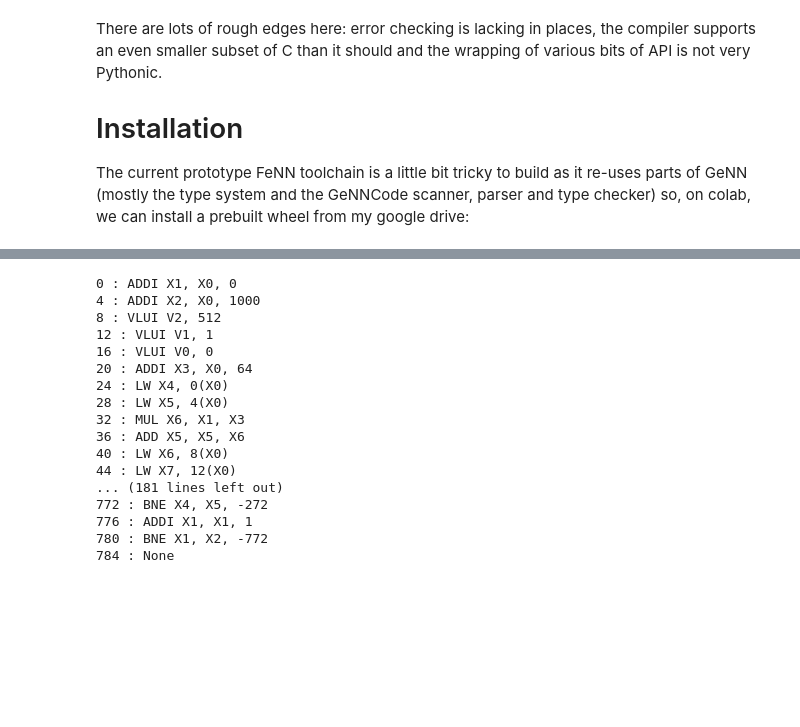
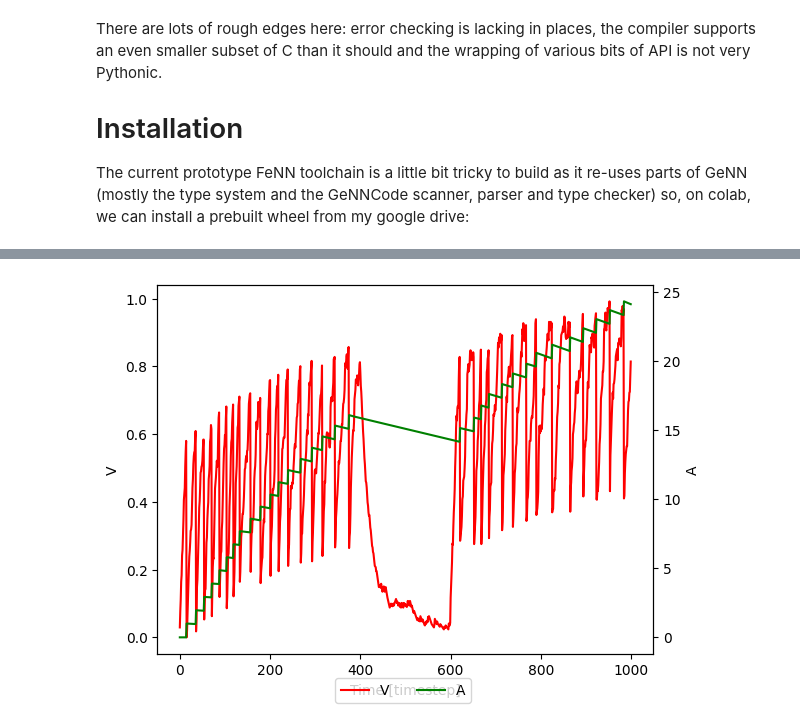
Before and after one commit to neworderofjamie/riscv_ise, a Jupyter notebook: tutorials/alif.ipynb, the cells around one changed output, grey strips where cells are left out. Cells and saved outputs as stored; diff of their text form; code cells hidden in the pictures; blank space fills up the shorter version.

```diff
--- a/tutorials/alif.ipynb
+++ b/tutorials/alif.ipynb
@@ -79,7 +68,7 @@ class ALIF:
         decay_dtype = UnresolvedType("s0_15_sat_t")
         self.v = Variable(self.shape, v_dtype)
         self.a = Variable(self.shape, a_dtype)
-        self.i = Variable(self.shape, v_dtype, num_timesteps)
+        self.i = Variable(self.shape, UnresolvedType("int16_t"), num_timesteps)
         self.refrac_time = Variable(self.shape, UnresolvedType("int16_t"))
         self.process = NeuronUpdateProcess(
             """
@@ -104,7 +93,7 @@ class ALIF:
             {"V": self.v, "A": self.a, "I": self.i, "RefracTime": self.refrac_time})
 # %%
 
-init_logging(PlogSeverity.DEBUG)
+init_logging()
 
 # Model
 neurons = ALIF([32], 20.0, 2000, 5, 0.6, 0.0174, 0.01, num_timesteps)
@@ -113,21 +102,16 @@ copy_a = Copy(neurons.a, num_timesteps)
 
 # Group processes
 neuron_update_processes = ProcessGroup([neurons.process])
-copy_process = ProcessGroup([copy_v.process, copy_a.process])
+copy_processes = ProcessGroup([copy_v.process, copy_a.process])
 
 # Create model
-model = Model([neuron_update_processes, copy_process])
+model = Model([neuron_update_processes, copy_processes])
 
 # Create backend and use to generate sim code
 backend = BackendFeNNSim()
-code = backend.generate_simulation_kernel([neuron_update_processes, copy_process],
+code = backend.generate_simulation_kernel([neuron_update_processes, copy_processes],
                                           [],
                                           num_timesteps, model)
-
-# Disassemble if required
-if True:
-    for i, c in enumerate(code):
-        print(f"{i * 4} : {disassemble(c)}")
 
 # Create runtime
 runtime = Runtime(model, backend)
@@ -150,24 +134,6 @@ runtime.set_instructions(code)
 
 # Simulate
 runtime.run()
-# %% [output]
-0 : ADDI X1, X0, 0
-4 : ADDI X2, X0, 1000
-8 : VLUI V2, 512
-12 : VLUI V1, 1
-16 : VLUI V0, 0
-20 : ADDI X3, X0, 64
-24 : LW X4, 0(X0)
-28 : LW X5, 4(X0)
-32 : MUL X6, X1, X3
-36 : ADD X5, X5, X6
-40 : LW X6, 8(X0)
-44 : LW X7, 12(X0)
-... (181 lines left out)
-772 : BNE X4, X5, -272
-776 : ADDI X1, X1, 1
-780 : BNE X1, X2, -772
-784 : None
 # %%
 
 neurons_v_copy_array, neurons_v_copy_view = get_array_view(runtime, copy_v.target,
@@ -197,0 +156,16 @@ plt.show()
+# %%
+fig, axis = plt.subplots()
+
+a_axis = axis.twinx()
+scale = 1.0 / (2 ** 9)
+v_actor = axis.plot(neurons_v_mean * scale, color="red")[0]
+a_actor = a_axis.plot(neurons_a_mean * scale, color="green")[0]
+fig.legend([v_actor, a_actor], ["V", "A"], loc="lower center", ncols=2)
+
+axis.set_ylabel("V")
+a_axis.set_ylabel("A")
+axis.set_xlabel("Time [timestep]")
+
+plt.show()
+# %% [output]
+[figure, added]
```
Also changed, not shown: parts of 5 cells of this notebook.
